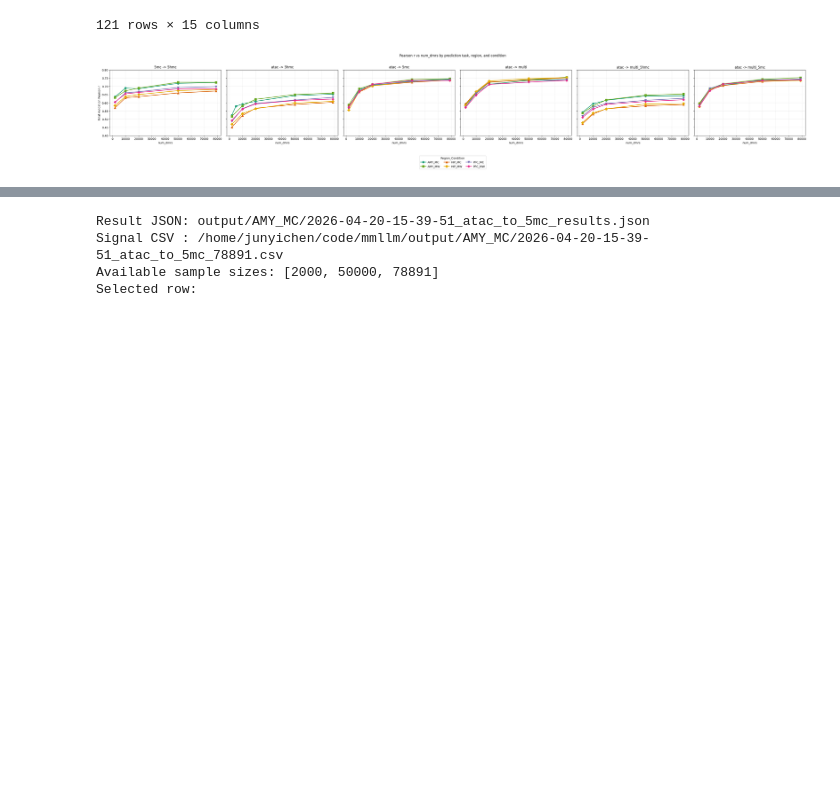
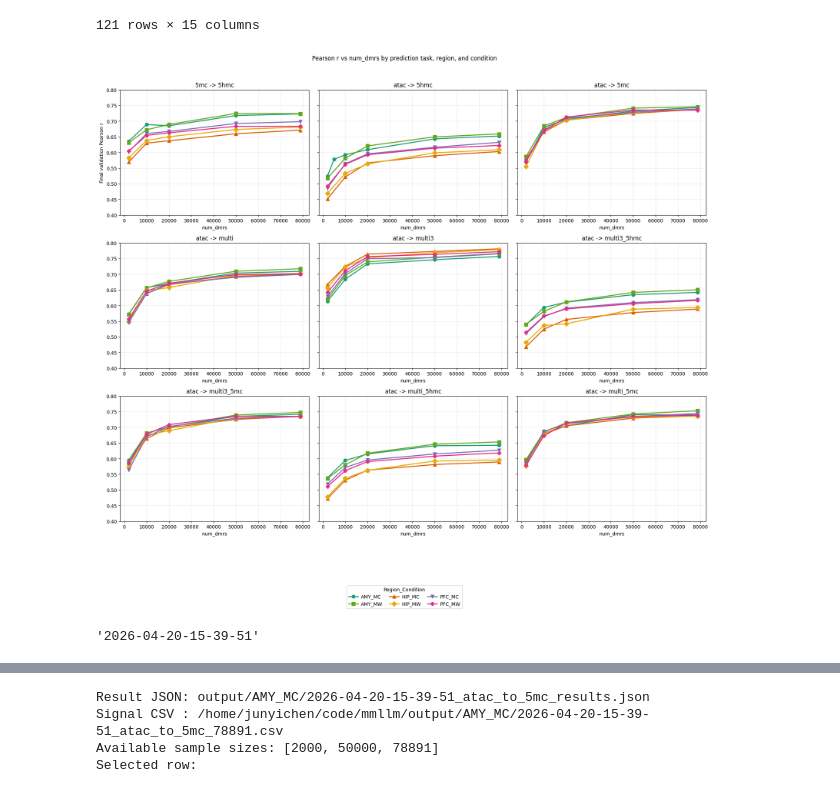
Before and after one commit to juychen/mmllm, a Jupyter notebook: analyze_prediction_results.ipynb, the cells around one changed output, grey strips where cells are left out. Saved outputs shown, nothing was run; the diff lists cells and outputs as text; code cells hidden in the pictures; blank space fills up the shorter version.

```diff
--- a/analyze_prediction_results.ipynb
+++ b/analyze_prediction_results.ipynb
@@ -66,6 +66,10 @@ performance_df = performance_df[performance_df['prediction_task'] != 'None -> No
 performance_df.loc[performance_df['json_path'].str.contains('multi_5hmc'), 'prediction_task'] = 'atac -> multi_5hmc'
 # If json_path contains "multi_5mc" then set prediction_task to "atac->multi_5mc"
 performance_df.loc[performance_df['json_path'].str.contains('multi_5mc'), 'prediction_task'] = 'atac -> multi_5mc'
+performance_df.loc[performance_df['json_path'].str.contains('multi3_5hmc'), 'prediction_task'] = 'atac -> multi3_5hmc'
+performance_df.loc[performance_df['json_path'].str.contains('multi3_5mc'), 'prediction_task'] = 'atac -> multi3_5mc'
+performance_df.loc[performance_df['json_path'].str.contains('multi3_results'), 'prediction_task'] = 'atac -> multi3'
+
 performance_df = performance_df.drop_duplicates(
     subset=['prediction_task', 'region', 'condition', 'num_dmrs', 'augment_reverse_complement'],
     keep='first',
@@ -193,6 +197,12 @@ line_df = line_df.sort_values(['timestamp'], ascending=[False])
 line_df.loc[line_df['json_path'].str.contains('multi_5hmc'), 'prediction_task'] = 'atac -> multi_5hmc'
 # If json_path contains "multi_5mc" then set prediction_task to "atac->multi_5mc"
 line_df.loc[line_df['json_path'].str.contains('multi_5mc'), 'prediction_task'] = 'atac -> multi_5mc'
+
+line_df.loc[line_df['json_path'].str.contains('multi_5mc'), 'prediction_task'] = 'atac -> multi_5mc'
+line_df.loc[line_df['json_path'].str.contains('multi3_5hmc'), 'prediction_task'] = 'atac -> multi3_5hmc'
+line_df.loc[line_df['json_path'].str.contains('multi3_5mc'), 'prediction_task'] = 'atac -> multi3_5mc'
+line_df.loc[line_df['json_path'].str.contains('multi3_results'), 'prediction_task'] = 'atac -> multi3'
+
 
 line_df = line_df.drop_duplicates(
     subset=['prediction_task', 'region', 'condition', 'num_dmrs'],
@@ -221,11 +231,18 @@ style_markers = {
     ('PFC', 'MW'): 'P',
 }
 
-fig, axes = plt.subplots(1, len(task_order), figsize=(6 * len(task_order), 5), sharey=True)
-if len(task_order) == 1:
+ncols = 3
+n_tasks = len(task_order)
+nrows = (n_tasks + ncols - 1) // ncols
+fig, axes = plt.subplots(nrows, ncols, figsize=(6 * ncols, 5 * max(1, nrows)), sharey=True)
+# flatten axes to 1D list for easy indexing
+if hasattr(axes, 'flatten'):
+    axes = list(axes.flatten())
+else:
     axes = [axes]
 
-for axis, task_name in zip(axes, task_order):
+for idx, task_name in enumerate(task_order):
+    axis = axes[idx]
     task_df = line_df[line_df['prediction_task'] == task_name].copy()
     for region, condition in style_order:
         subset = task_df[(task_df['region'] == region) & (task_df['condition'] == condition)].copy()
@@ -240,34 +257,38 @@ for axis, task_name in zip(axes, task_order):
             linewidth=2.0,
             markersize=7,
             label=f'{region}_{condition}',
         )
     axis.set_title(task_name)
     axis.set_xlabel('num_dmrs')
     axis.set_ylim(0.4, 0.8)
     axis.grid(alpha=0.25)
+
+# hide any unused axes in the grid
+for hide_idx in range(n_tasks, nrows * ncols):
+    axes[hide_idx].set_visible(False)
 
 axes[0].set_ylabel('Final validation Pearson r')
 handles, labels = axes[0].get_legend_handles_labels()
 fig.legend(
     handles,
     labels,
     loc='upper center',
     bbox_to_anchor=(0.5, -0.005),
     ncol=3,
     frameon=True,
     borderaxespad=0.0,
     columnspacing=1.4,
     handletextpad=0.6,
     fancybox=True,
     shadow=False,
     fontsize=10,
     title='Region_Condition',
 )
 fig.suptitle('Pearson r vs num_dmrs by prediction task, region, and condition', y=1.02)
 fig.tight_layout(rect=[0, 0.08, 1, 1])
 plt.show()
 # %% [output]
-[figure, old version]
+[figure, new version]
 # %%
 def find_result_jsons(timestamp: str, output_root: Path = OUTPUT_ROOT):
     matches = sorted(output_root.rglob(f'*{timestamp}*results.json'))
@@ -465,6 +486,10 @@ def plot_joint_regression(frame: pd.DataFrame, title: str, bins: int = 60, top_c
     ax_right.tick_params(axis='y', which='both', left=False)
 
     return fig
+# %%
+TIMESTAMP
+# %% [output]
+'2026-04-20-15-39-51'
 # %%
 matches = find_result_jsons(TIMESTAMP)
 if not matches:
```
Also changed, not shown: parts of 3 cells of this notebook.
